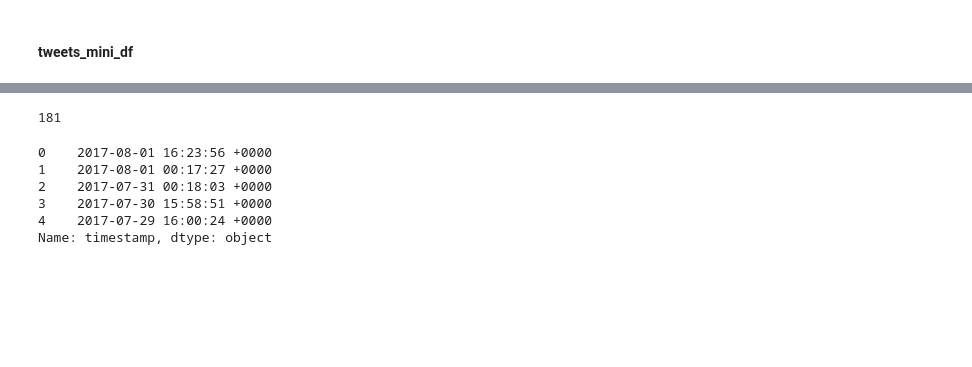
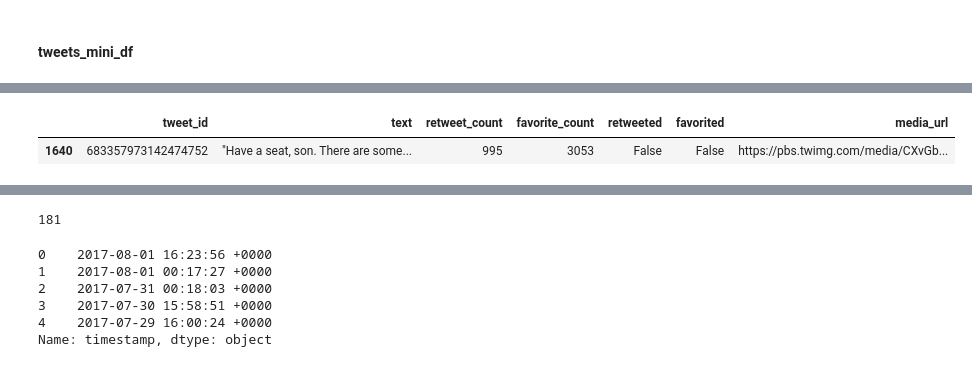
Before and after one commit to bthodla/danano, a Jupyter notebook: prj4/wrangle_act.ipynb, the cells around one changed output, grey strips where cells are left out. Saved outputs shown, nothing was run; the diff lists cells and outputs as text; code cells hidden in the pictures; blank space fills up the shorter version.

```diff
--- a/prj4/wrangle_act.ipynb
+++ b/prj4/wrangle_act.ipynb
@@ -226,3 +278,7 @@ tweets_mini_df.info()
 # %%
 tweets_mini_df.sample(5)
+tweets_mini_df.query('tweet_id == 683357973142474752')
+# %% [output]
+|  | tweet_id | text | retweet_count | favorite_count | retweeted | favorited | media_url |
+| 1640 | 683357973142474752 | "Have a seat, son. There are some... | 995 | 3053 | False | False | https://pbs.twimg.com/media/CXvGb... |
 # %%
```
Also changed, not shown: parts of 21 cells of this notebook.
